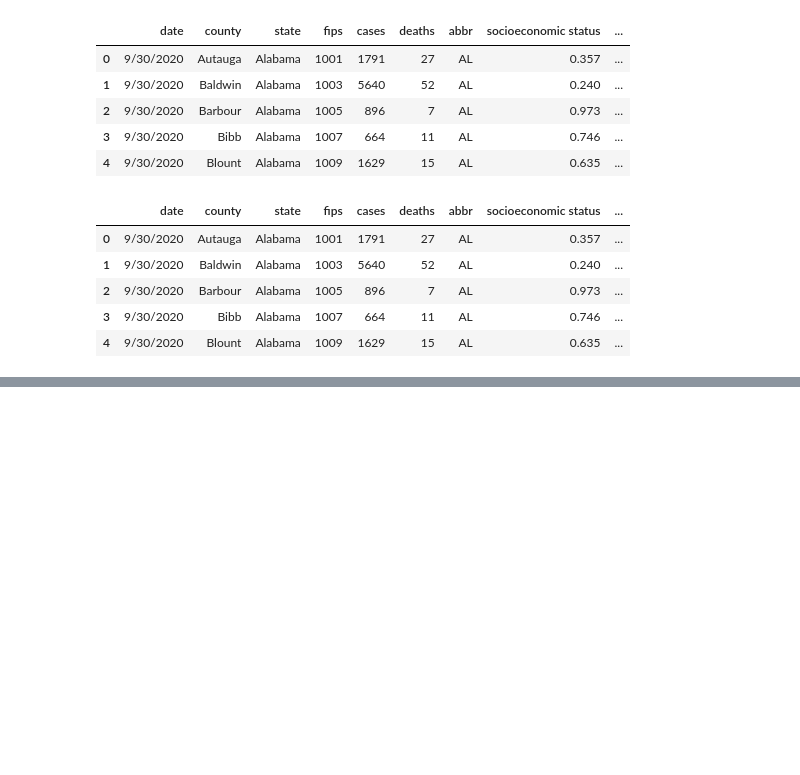
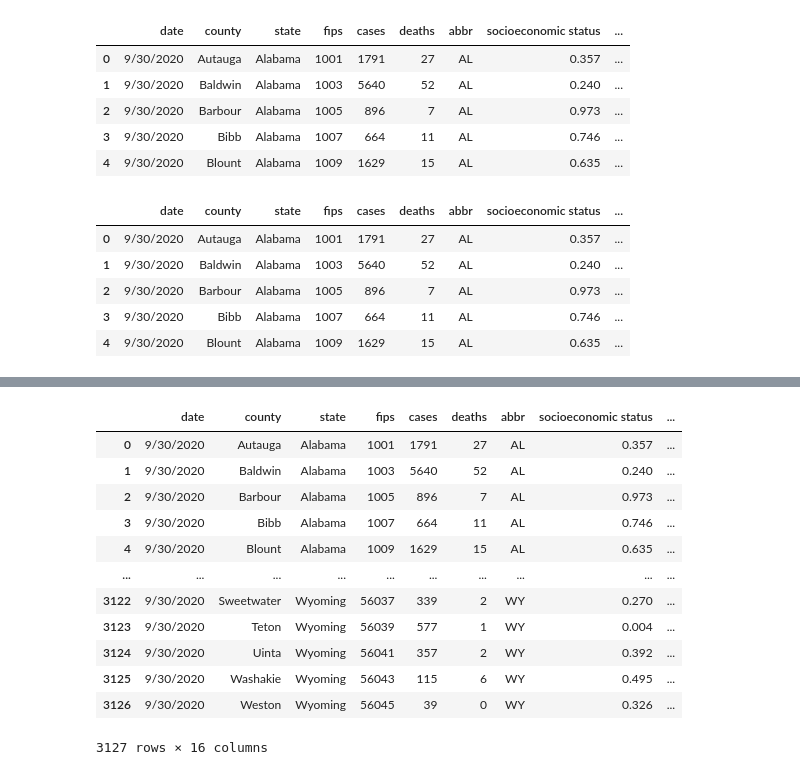
Before and after one commit to kpessa/project-2, a Jupyter notebook: data-cleaning/cleaning - Copy.ipynb, the cells around one changed output, grey strips where cells are left out. Cells and saved outputs as stored; diff of their text form; code cells hidden in the pictures; blank space fills up the shorter version.

Commit message:
Updated pop_df to enable merge

```diff
--- a/data-cleaning/cleaning - Copy.ipynb
+++ b/data-cleaning/cleaning - Copy.ipynb
@@ -182,6 +182,7 @@ split_state_county(pop_df, 'county', 1, 0)
 # Removing unneeded characters
 pop_df['county'] = pop_df['county'].str.strip('.')
 pop_df['county'] = pop_df['county'].str.strip(' County')
+pop_df['state'] = pop_df['state'].str.strip()
 # %%
 # Check for null values
 pop_df.isnull().values.any()
@@ -293,0 +305,19 @@ merge2.head()
+# %%
+# Merge merge2 and population dataframes
+merge3 = pd.merge(merge2, pop_df, how='left', on=['state', 'county'])
+
+merge3
+# %% [output]
+|  | date | county | state | fips | cases | deaths | abbr | socioeconomic status | ... |
+| 0 | 9/30/2020 | Autauga | Alabama | 1001 | 1791 | 27 | AL | 0.357 | ... |
+| 1 | 9/30/2020 | Baldwin | Alabama | 1003 | 5640 | 52 | AL | 0.240 | ... |
+| 2 | 9/30/2020 | Barbour | Alabama | 1005 | 896 | 7 | AL | 0.973 | ... |
+| 3 | 9/30/2020 | Bibb | Alabama | 1007 | 664 | 11 | AL | 0.746 | ... |
+| 4 | 9/30/2020 | Blount | Alabama | 1009 | 1629 | 15 | AL | 0.635 | ... |
+| ... | ... | ... | ... | ... | ... | ... | ... | ... | ... |
+| 3122 | 9/30/2020 | Sweetwater | Wyoming | 56037 | 339 | 2 | WY | 0.270 | ... |
+| 3123 | 9/30/2020 | Teton | Wyoming | 56039 | 577 | 1 | WY | 0.004 | ... |
+| 3124 | 9/30/2020 | Uinta | Wyoming | 56041 | 357 | 2 | WY | 0.392 | ... |
+| 3125 | 9/30/2020 | Washakie | Wyoming | 56043 | 115 | 6 | WY | 0.495 | ... |
+| 3126 | 9/30/2020 | Weston | Wyoming | 56045 | 39 | 0 | WY | 0.326 | ... |
+3127 rows × 16 columns
```
Also changed, not shown: parts of 3 cells of this notebook.
